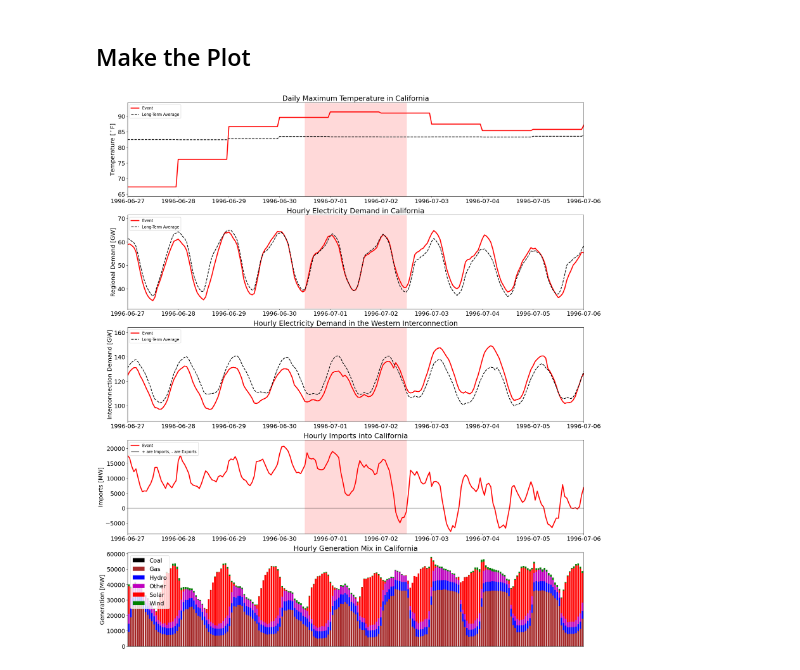
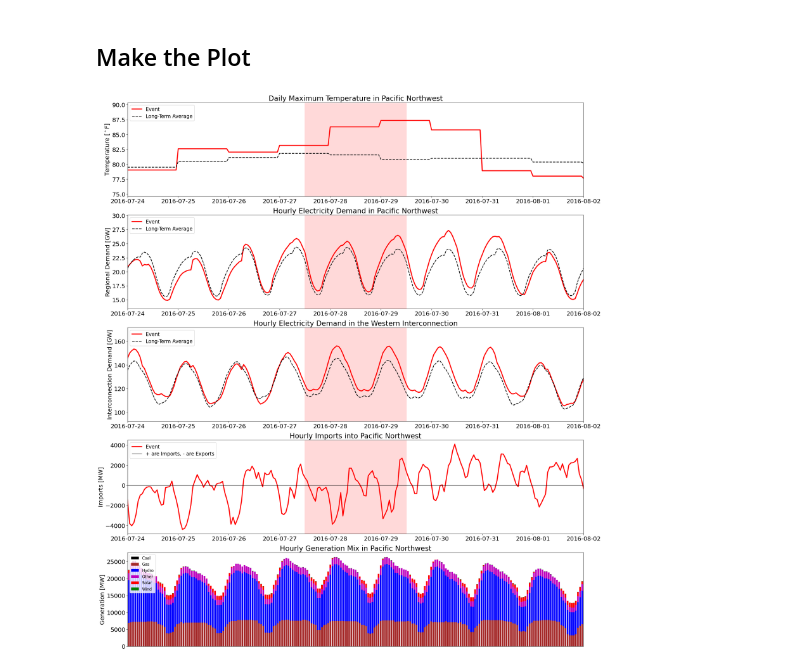
Before and after one commit to cdburley/burleyson-etal_2026_tbd, a Jupyter notebook: notebooks/plot_event_time_series.ipynb, the cells around one changed output. Drawn from its saved outputs; the diff is of its cells as text; code cells hidden in the pictures.

Commit message:
Updated time series plots

```diff
--- a/notebooks/plot_event_time_series.ipynb
+++ b/notebooks/plot_event_time_series.ipynb
@@ -100,7 +100,7 @@ def plot_hw_event_time_series(hw_cs: str, event: str, window: int, hw_cs_data_di
        plt.plot(event_df['Time_UTC'], event_df['T_Min'], color=line_color, linestyle='-', linewidth=3, label='Event')
        plt.plot(event_df['Time_UTC'], event_df['T_Min_Mean'], color='k', linestyle='--', linewidth=2, label='Long-Term Average')
     plt.fill_between([pd.to_datetime(start_date_shading), pd.to_datetime(end_date_shading)], temp_min, temp_max, color=fill_color, alpha=0.15)
-    plt.legend(loc='upper left', prop={'size': 12})
+    plt.legend(loc='upper left', prop={'size': 15})
     plt.xlim([pd.to_datetime(start_date - pd.Timedelta(days=window)), pd.to_datetime(end_date + pd.Timedelta(days=window))])
     plt.ylim([temp_min, temp_max])
     if hw_cs == 'HW':
@@ -114,7 +114,7 @@ def plot_hw_event_time_series(hw_cs: str, event: str, window: int, hw_cs_data_di
     plt.plot(event_df['Time_UTC'], event_df['Region_Load'], color=line_color, linestyle='-', linewidth=3, label='Event')
     plt.plot(event_df['Time_UTC'], event_df['Region_Load_Mean'], color='k', linestyle='--', linewidth=2, label='Long-Term Average')
     plt.fill_between([pd.to_datetime(start_date_shading), pd.to_datetime(end_date_shading)], region_load_min, region_load_max, color=fill_color, alpha=0.15)
-    plt.legend(loc='upper left', prop={'size': 12})
+    plt.legend(loc='upper left', prop={'size': 15})
     plt.xlim([pd.to_datetime(start_date - pd.Timedelta(days=window)), pd.to_datetime(end_date + pd.Timedelta(days=window))])
     plt.ylim([region_load_min, region_load_max])
     plt.ylabel('Regional Demand [GW]', fontsize=18)
@@ -124,7 +124,7 @@ def plot_hw_event_time_series(hw_cs: str, event: str, window: int, hw_cs_data_di
     plt.plot(event_df['Time_UTC'], event_df['WECC_Load'], color=line_color, linestyle='-', linewidth=3, label='Event')
     plt.plot(event_df['Time_UTC'], event_df['WECC_Load_Mean'], color='k', linestyle='--', linewidth=2, label='Long-Term Average')
     plt.fill_between([pd.to_datetime(start_date_shading), pd.to_datetime(end_date_shading)], wecc_load_min, wecc_load_max, color=fill_color, alpha=0.15)
-    plt.legend(loc='upper left', prop={'size': 12})
+    plt.legend(loc='upper left', prop={'size': 15})
     plt.xlim([pd.to_datetime(start_date - pd.Timedelta(days=window)), pd.to_datetime(end_date + pd.Timedelta(days=window))])
     plt.ylim([wecc_load_min, wecc_load_max])
     plt.ylabel('Interconnection Demand [GW]', fontsize=18)
@@ -134,7 +134,7 @@ def plot_hw_event_time_series(hw_cs: str, event: str, window: int, hw_cs_data_di
     plt.plot(event_df['Time_UTC'], event_df['Imports'], color=line_color, linestyle='-', linewidth=3, label='Event')
     plt.plot([pd.to_datetime(start_date - pd.Timedelta(days=window)), pd.to_datetime(end_date + pd.Timedelta(days=window))], [0,0], color='k', linestyle='-', linewidth=1, label='+ are Imports, - are Exports')
     plt.fill_between([pd.to_datetime(start_date_shading), pd.to_datetime(end_date_shading)], imports_min, imports_max, color=fill_color, alpha=0.15)
-    plt.legend(loc='upper left', prop={'size': 12})
+    plt.legend(loc='upper left', prop={'size': 15})
     plt.xlim([pd.to_datetime(start_date - pd.Timedelta(days=window)), pd.to_datetime(end_date + pd.Timedelta(days=window))])
     plt.ylim([imports_min, imports_max])
     plt.ylabel('Imports [MW]', fontsize=18)
@@ -146,6 +146,7 @@ def plot_hw_event_time_series(hw_cs: str, event: str, window: int, hw_cs_data_di
                       color=['k','brown','b','m','r','g'],
                       width=0.8,
                       ax=ax5)
+    plt.legend(loc='upper left', prop={'size': 12})
     plt.xticks([])
     plt.xlabel('')
     plt.ylabel('Generation [MW]', fontsize=18)
@@ -171,12 +172,12 @@ def plot_hw_event_time_series(hw_cs: str, event: str, window: int, hw_cs_data_di
 # %%
 # Test the function:
 plot_hw_event_time_series(hw_cs = 'HW',
-                          event = 'HW_NERC1_Event37',
+                          event = 'HW_NERC11_Event88',
                           window = 4, # Days before and after the start of the event to make the plot
                           hw_cs_data_dir = hw_cs_data_dir,
                           integrated_time_series_data_input_dir = integrated_time_series_data_input_dir,
                           image_output_dir = image_output_dir,
                           image_resolution = 150,
                           save_images = True)
 # %% [output]
-[figure, old version]
+[figure, new version]
```
Also changed, not shown: 7 other files.
